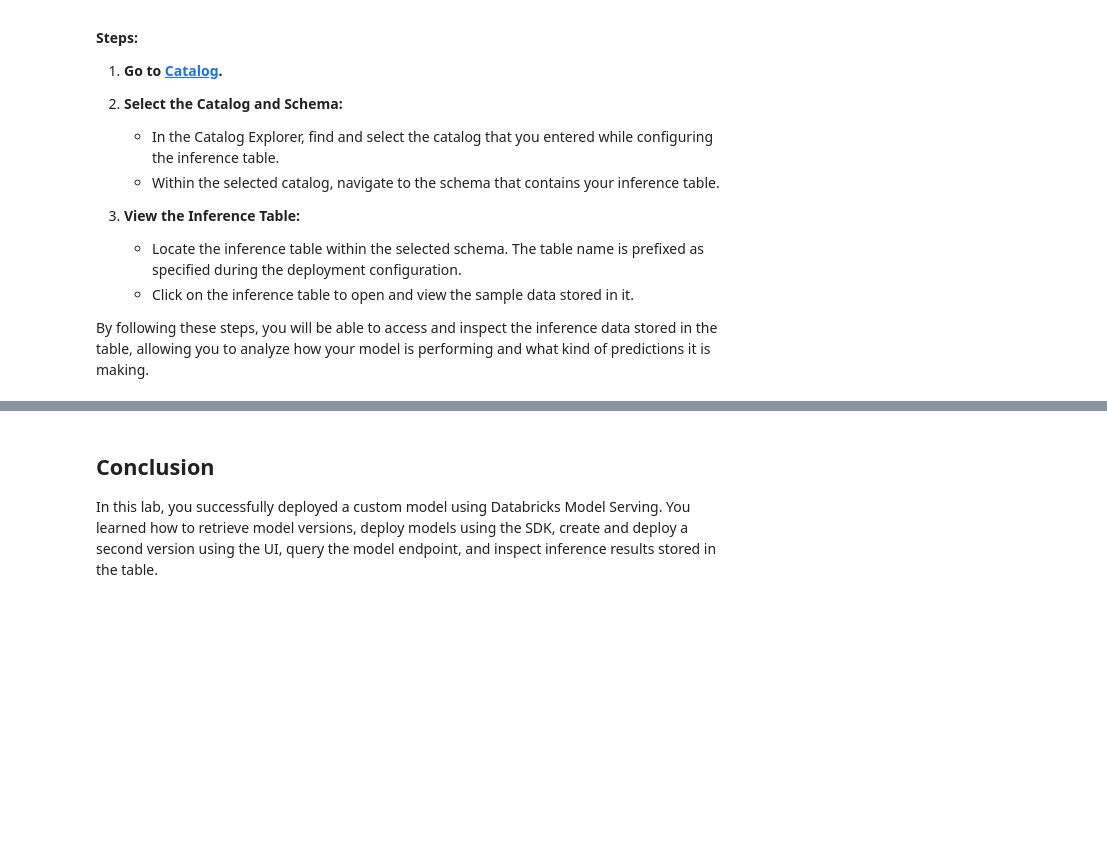
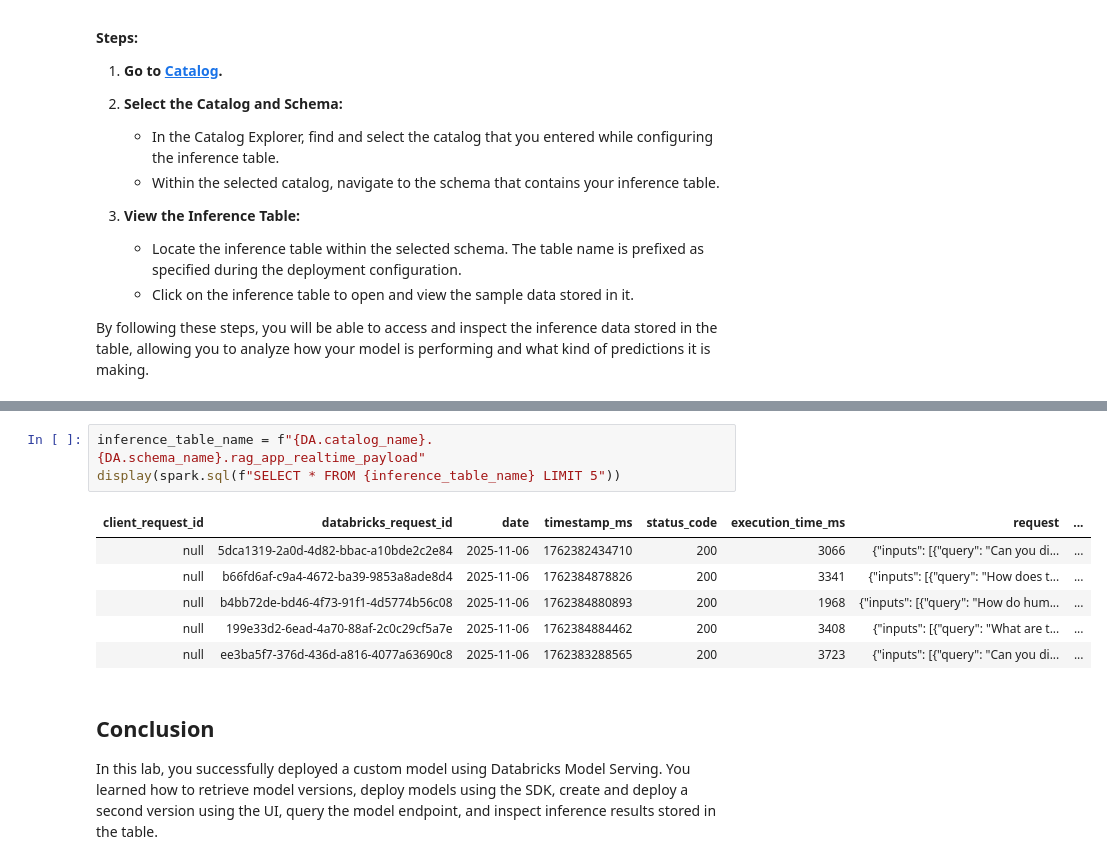
Before and after one commit to dvu4/generative-ai-engineering-with-databricks, a Jupyter notebook: Week 4 - Generative AI Deployment and Monitoring/2.LAB - Custom Model Deployment and A-B Testing.ipynb, the cells around one changed output, grey strips where cells are left out. Cells and saved outputs as stored; diff of their text form; blank space fills up the shorter version.

```diff
--- a/Week 4 - Generative AI Deployment and Monitoring/2.LAB - Custom Model Deployment and A-B Testing.ipynb
+++ b/Week 4 - Generative AI Deployment and Monitoring/2.LAB - Custom Model Deployment and A-B Testing.ipynb
@@ -377,3 +387,13 @@ spark.table("dbacademy.labuser12678309_1763323407.rag_app_realtime_payload").dis
+# %%
+inference_table_name = f"{DA.catalog_name}.{DA.schema_name}.rag_app_realtime_payload"
+display(spark.sql(f"SELECT * FROM {inference_table_name} LIMIT 5"))
+# %% [output]
+| client_request_id | databricks_request_id | date | timestamp_ms | status_code | execution_time_ms | request | ... |
+| null | 5dca1319-2a0d-4d82-bbac-a10bde2c2e84 | 2025-11-06 | 1762382434710 | 200 | 3066 | {"inputs": [{"query": "Can you di... | ... |
+| null | b66fd6af-c9a4-4672-ba39-9853a8ade8d4 | 2025-11-06 | 1762384878826 | 200 | 3341 | {"inputs": [{"query": "How does t... | ... |
+| null | b4bb72de-bd46-4f73-91f1-4d5774b56c08 | 2025-11-06 | 1762384880893 | 200 | 1968 | {"inputs": [{"query": "How do hum... | ... |
+| null | 199e33d2-6ead-4a70-88af-2c0c29cf5a7e | 2025-11-06 | 1762384884462 | 200 | 3408 | {"inputs": [{"query": "What are t... | ... |
+| null | ee3ba5f7-376d-436d-a816-4077a63690c8 | 2025-11-06 | 1762383288565 | 200 | 3723 | {"inputs": [{"query": "Can you di... | ... |
 # %% [markdown]
 ## Conclusion
 
```
Also changed, not shown: parts of 1 cell of this notebook, 1 other file.
